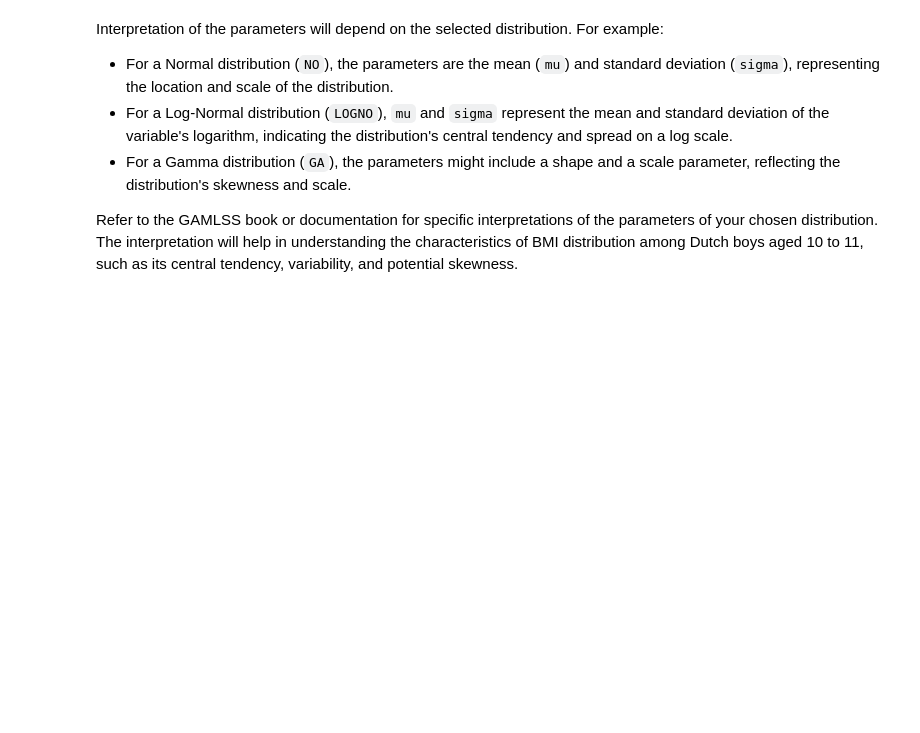
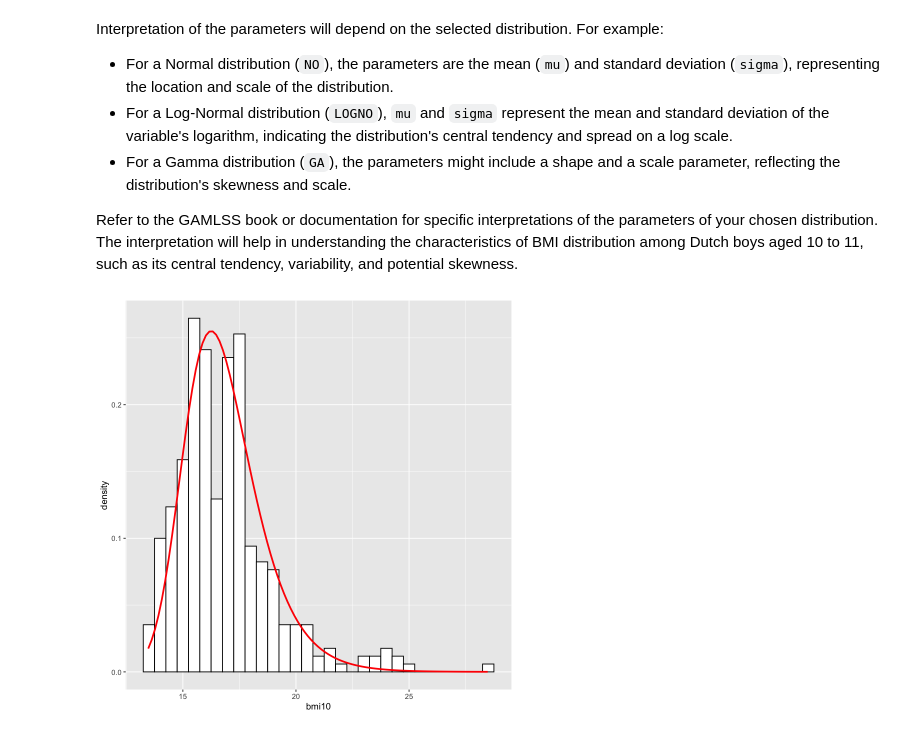
Before and after one commit to skingham/londonmet_ma7007, a Jupyter notebook: notebooks/Assignment Draft.ipynb, the cells around one changed output. Cells and saved outputs as stored; diff of their text form; code cells hidden in the pictures; blank space fills up the shorter version.

```diff
--- a/notebooks/Assignment Draft.ipynb
+++ b/notebooks/Assignment Draft.ipynb
@@ -102,3 +181,10 @@ Interpretation of the parameters will depend on the selected distribution. For e
 - For a Gamma distribution (`GA`), the parameters might include a shape and a scale parameter, reflecting the distribution's skewness and scale.
 
 Refer to the GAMLSS book or documentation for specific interpretations of the parameters of your chosen distribution. The interpretation will help in understanding the characteristics of BMI distribution among Dutch boys aged 10 to 11, such as its central tendency, variability, and potential skewness.
+# %%
+#  stat_function(fun = function(x) dJSU(x, mu=16.8475, sigma=0.7560, nu=2.439, tau=0.6890) / 12,color = "red", size = 1)
+ggplot(da, aes(x=bmi10)) +
+  geom_histogram(aes(y=..density..), binwidth = 0.5, colour="black", fill="white") +
+  stat_function(fun = function(x) dJSU(x, mu=16.8475, sigma=1.7560, nu=2.439, tau=2.742),color = "red", size = 1)
+# %% [output]
+[figure, added]
```
Also changed, not shown: parts of 9 cells of this notebook, 2 other files.
